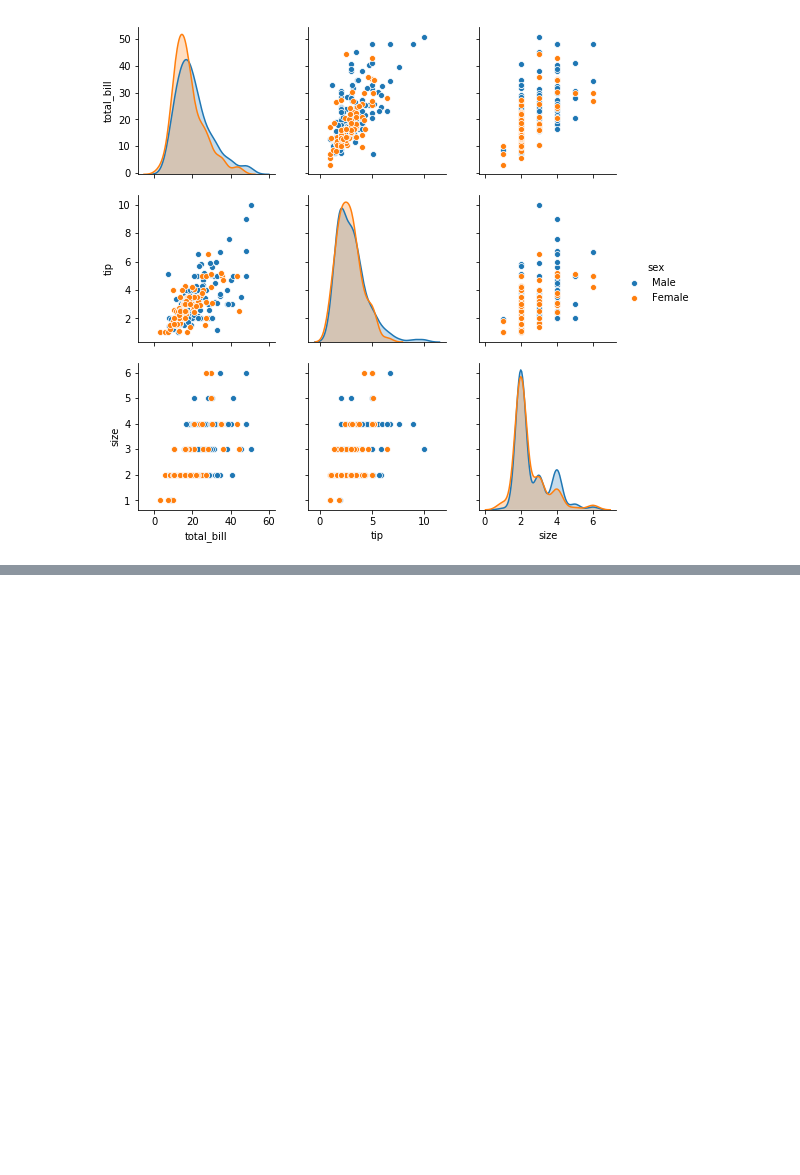
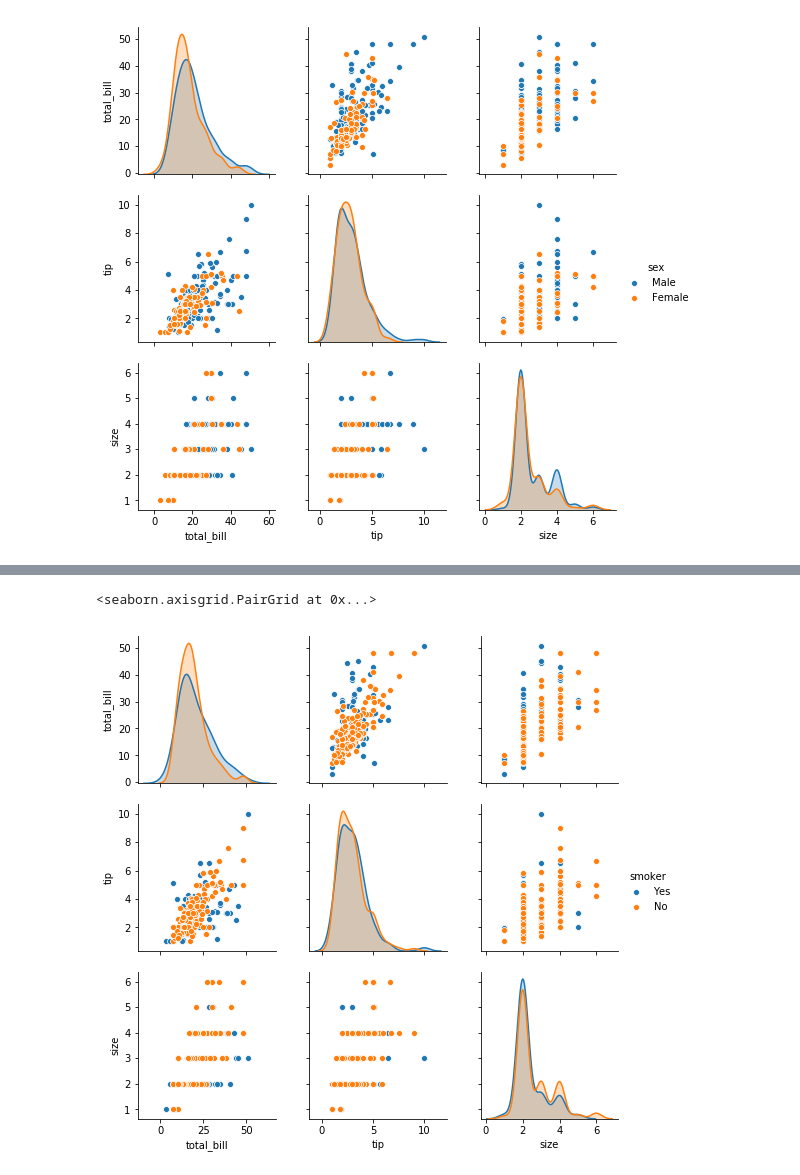
Before and after one commit to fionaoriordan/52446_19_tips, a Jupyter notebook: tips_notebook.ipynb, the cells around one changed output, grey strips where cells are left out. Drawn from its saved outputs; the diff is of its cells as text; code cells hidden in the pictures; blank space fills up the shorter version.

```diff
--- a/tips_notebook.ipynb
+++ b/tips_notebook.ipynb
@@ -127,0 +108,5 @@ sns.pairplot(df, hue = 'sex')
+# %%
+sns.pairplot(df, hue = 'smoker')
+# %% [output]
+<seaborn.axisgrid.PairGrid at 0x...>
+[figure, added]
```
Also changed, not shown: parts of 5 cells of this notebook.
